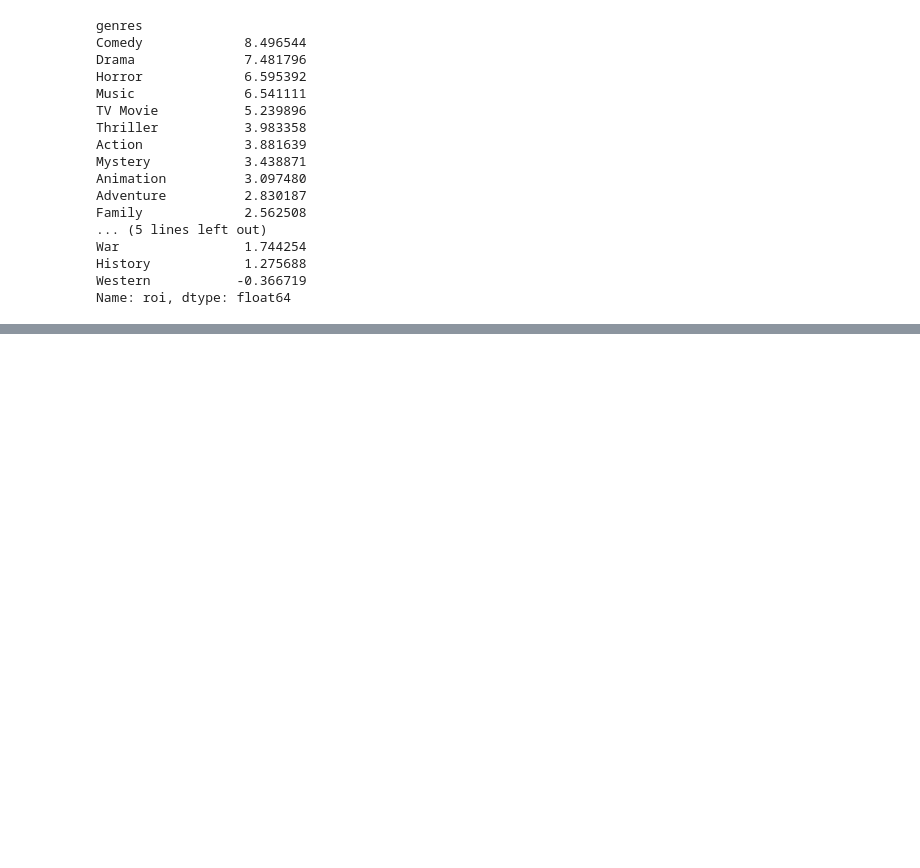
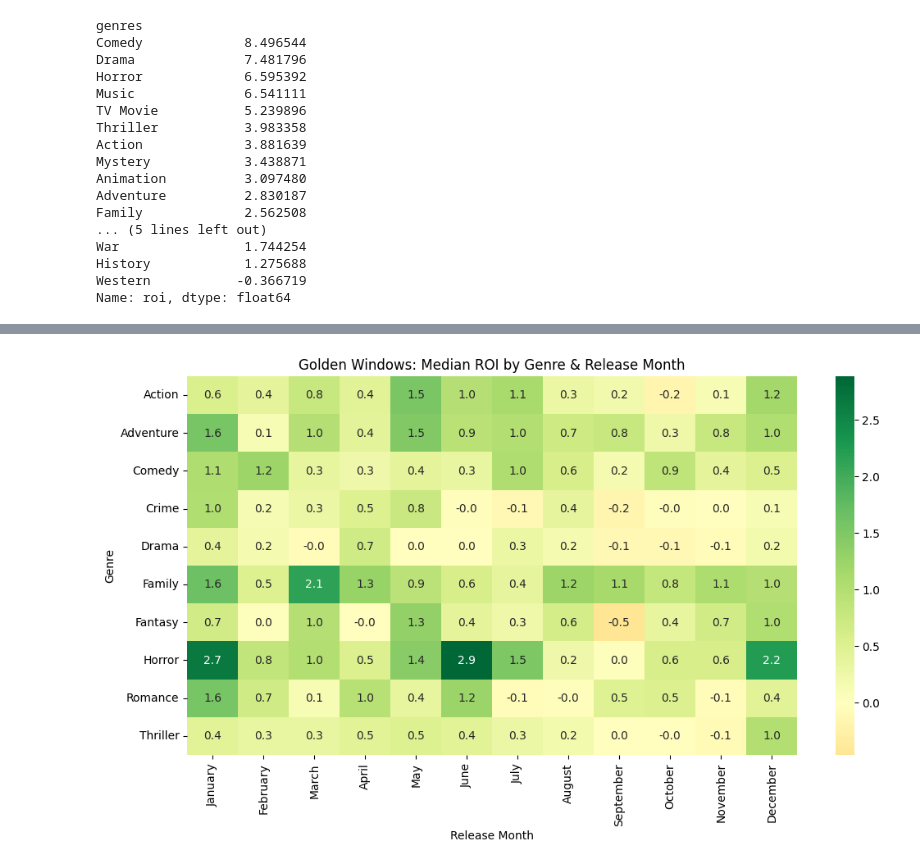
Before and after one commit to diegopetrola/moviedb-data-analysis, a Jupyter notebook: main.ipynb, the cells around one changed output, grey strips where cells are left out. Cells and saved outputs as stored; diff of their text form; code cells hidden in the pictures; blank space fills up the shorter version.

```diff
--- a/main.ipynb
+++ b/main.ipynb
@@ -334,0 +343,42 @@ Index([   0,    1,    3,    4,    5,    6,    7,    8,    9,   10,
+# %%
+import seaborn as sns
+import matplotlib.pyplot as plt
+
+month_order = [
+    "January",
+    "February",
+    "March",
+    "April",
+    "May",
+    "June",
+    "July",
+    "August",
+    "September",
+    "October",
+    "November",
+    "December",
+]
+
+df_genres["release_month"] = df_genres["release_date"].dt.month_name()
+
+# Sort order for months
+df_genres["release_month"] = pd.Categorical(
+    df_genres["release_month"], categories=month_order, ordered=True
+)
+
+# Top genres only for readability
+top_genres = df_genres["genres"].value_counts().nlargest(10).index
+df_heatmap = df_genres[df_genres["genres"].isin(top_genres)]
+
+pivot_table = df_heatmap.pivot_table(
+    values="roi", index="genres", columns="release_month", aggfunc="median"
+)[month_order]
+
+plt.figure(figsize=(12, 6))
+sns.heatmap(pivot_table, cmap="RdYlGn", annot=True, fmt=".1f", center=0)
+plt.title("Golden Windows: Median ROI by Genre & Release Month")
+plt.ylabel("Genre")
+plt.xlabel("Release Month")
+plt.show()
+# %% [output]
+[figure, added]
```
Also changed, not shown: parts of 23 cells of this notebook.
